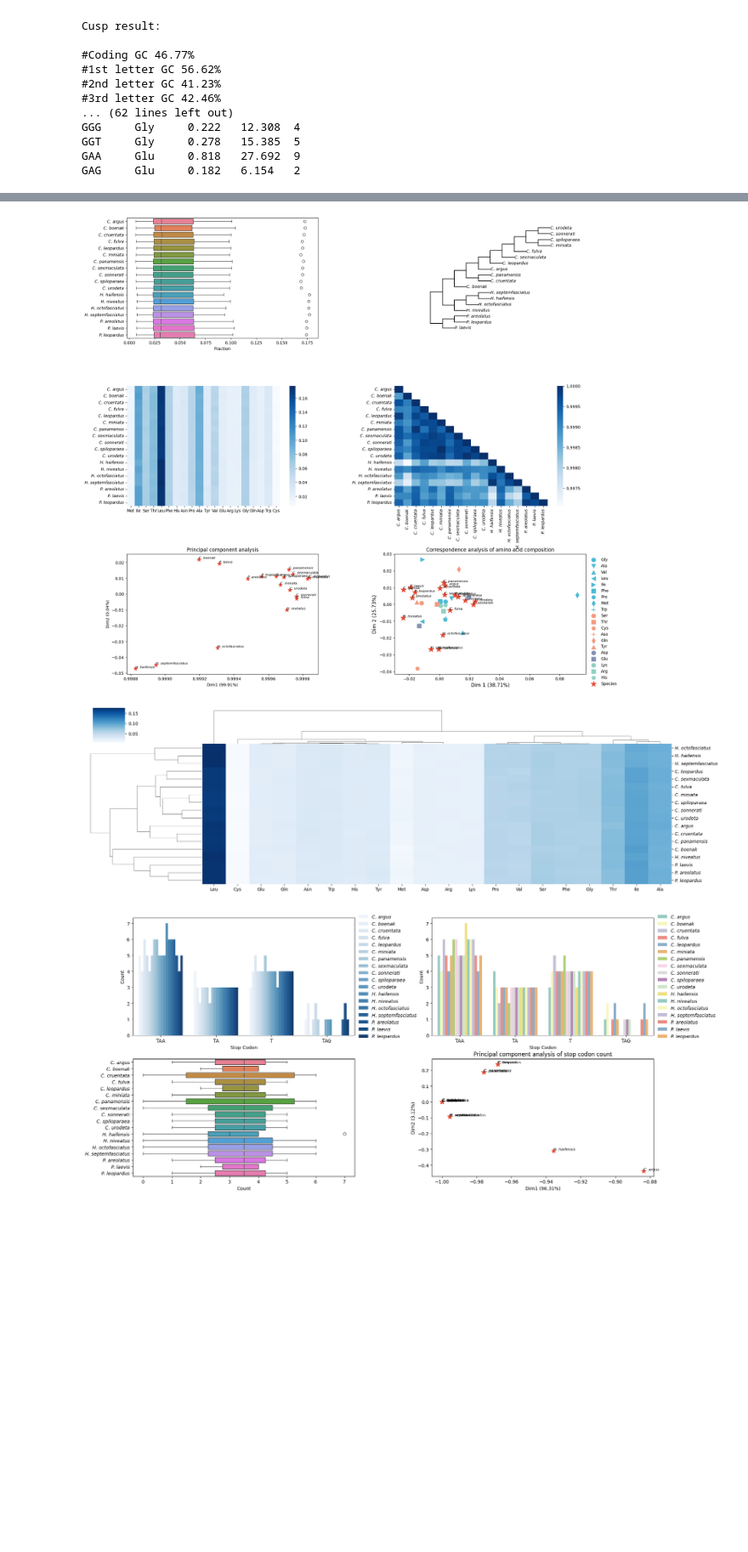
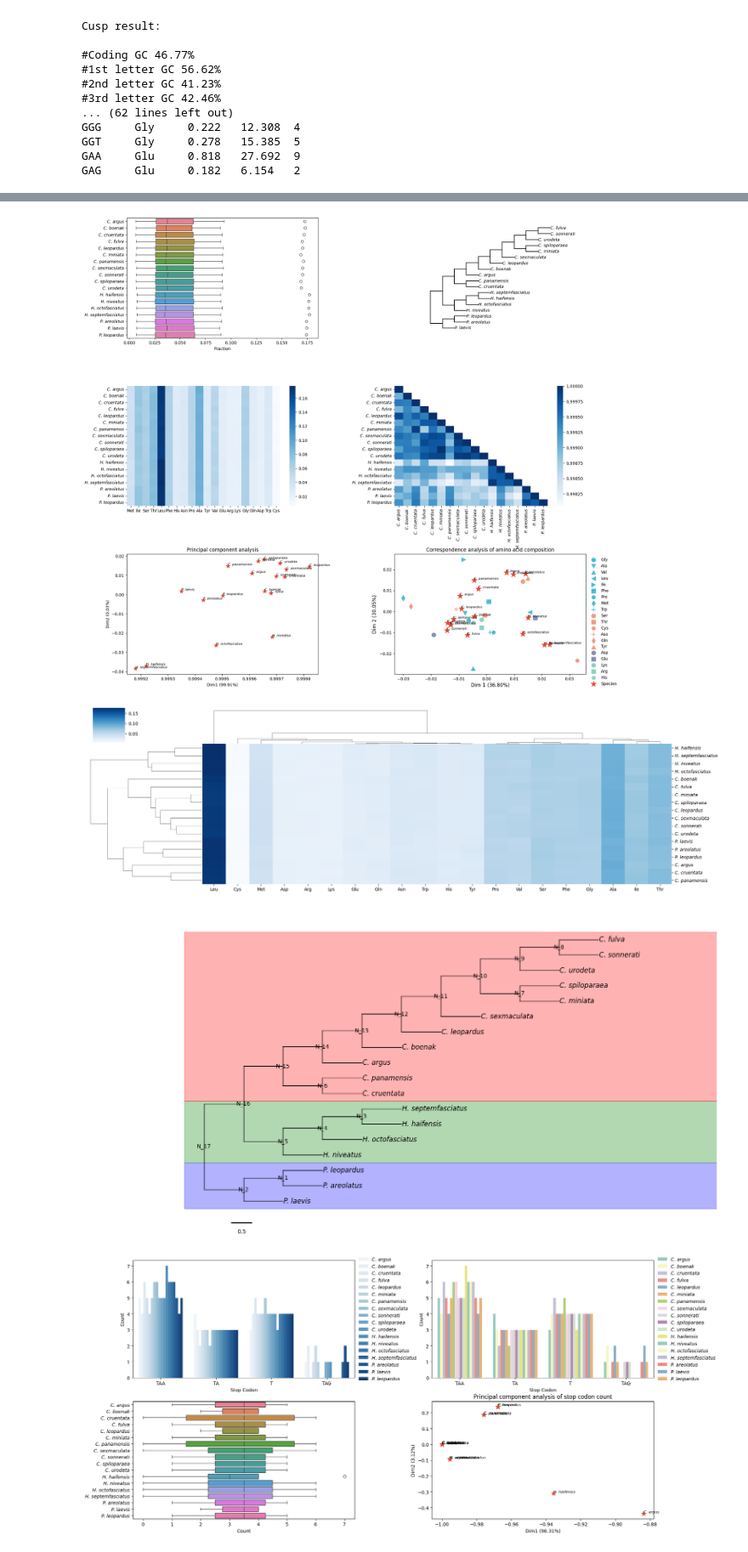
Before and after one commit to thecgs/pyCUBs, a Jupyter notebook: tutorial.ipynb, the cells around one changed output, grey strips where cells are left out. Shown at 85% size. Cells and saved outputs as stored; diff of their text form; code cells hidden in the pictures; blank space fills up the shorter version.

```diff
--- a/tutorial.ipynb
+++ b/tutorial.ipynb
@@ -265,20 +265,32 @@ AA_Composition_Single_Species.draw_clustermap(figsize=(18,6))
 # %%
 # Example 11: Multiple species analysis of the amino acid composition.
 
-AA_Composition_Multiple_Species = pycubs.AA_Composition_Multiple_Species_Analysis(data=data, genetic_code=4)
+AA_Composition_Multiple_Species = pycubs.AA_Composition_Multiple_Species_Analysis(data=data, genetic_code=2)
 fig, axs = plt.subplots(3,2, figsize=(20,20))
 plt.subplots_adjust(hspace=0.4,wspace=0.4)
 
 AA_Composition_Multiple_Species.draw_boxplot(ax=axs[0][0])
 AA_Composition_Multiple_Species.draw_tree_plot(ax=axs[0][1], outgroup=["P. areolatus", "P. laevis", "P. leopardus"])
 AA_Composition_Multiple_Species.draw_heatmap(ax=axs[1][0])
 AA_Composition_Multiple_Species.draw_pearson_heatmap(ax=axs[1][1])
 AA_Composition_Multiple_Species.draw_PCA_plot(ax=axs[2][0])
 AA_Composition_Multiple_Species.draw_COA_plot(ax=axs[2][1], show_amino_acid_labels=False)
 AA_Composition_Multiple_Species.draw_clustermap(figsize=(20,6))
+
+
+# You can easily customize the visualization of the phylogenetic tree.
+species_tree =  AA_Composition_Multiple_Species.get_tree(outgroup=["P. areolatus", "P. laevis", "P. leopardus"],
+                               tree_method='nj')
+Species_Tree_Plotter = pycubs.TreePlotter(species_tree, innode_label_size=10, ignore_branch_length=True)
+Species_Tree_Plotter.add_scale_bar(length=0.5, label='0.5', position=(0.1, 0))
+Species_Tree_Plotter.highlight_clade(node_names=["N_2"], color='blue', alpha=0.3)
+Species_Tree_Plotter.highlight_clade(node_names=["N_5"], color='green', alpha=0.3)
+Species_Tree_Plotter.highlight_clade(node_names=["N_15"], color='red', alpha=0.3)
+Species_Tree_Plotter.plot(figsize=(20,10))
 # %% [output]
-[figure, old version]
+[figure, new version]
-[figure, old version]
+[figure, new version]
+[figure, added]
 # %%
 # Example 12: Stop codon analysis of multiple species.
 
```
Also changed, not shown: parts of 9 cells of this notebook.
